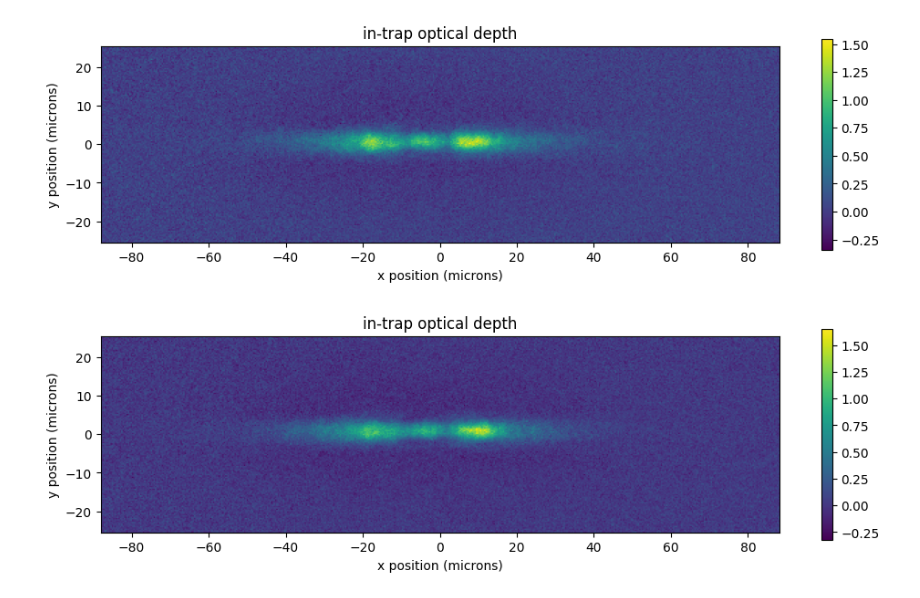
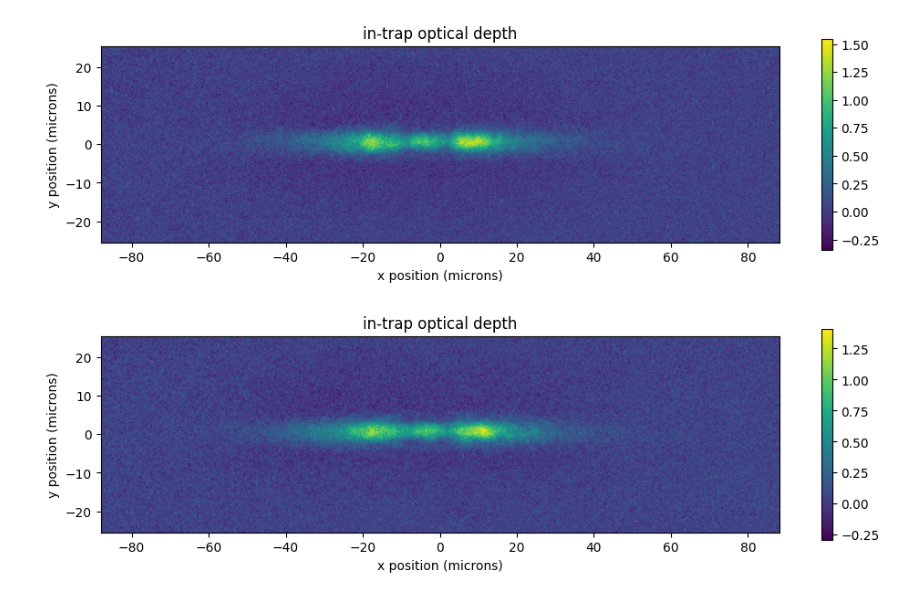
Before and after one commit to JoshDumo/BEConOqtant, a Jupyter notebook: Superlattice/PatternedLoading/DataAnalysis.ipynb, the cells around one changed output. Drawn from its saved outputs; the diff is of its cells as text; code cells hidden in the pictures.

```diff
--- a/Superlattice/PatternedLoading/DataAnalysis.ipynb
+++ b/Superlattice/PatternedLoading/DataAnalysis.ipynb
@@ -65,6 +65,6 @@ superlattice = [
     for i in range(num_runs)
 ]
 # %%
-superlattice[0].output.plot_it()
+superlattice[2].output.plot_it()
 # %% [output]
-[figure, old version]
+[figure, new version]
```
Also changed, not shown: parts of 10 cells of this notebook.
